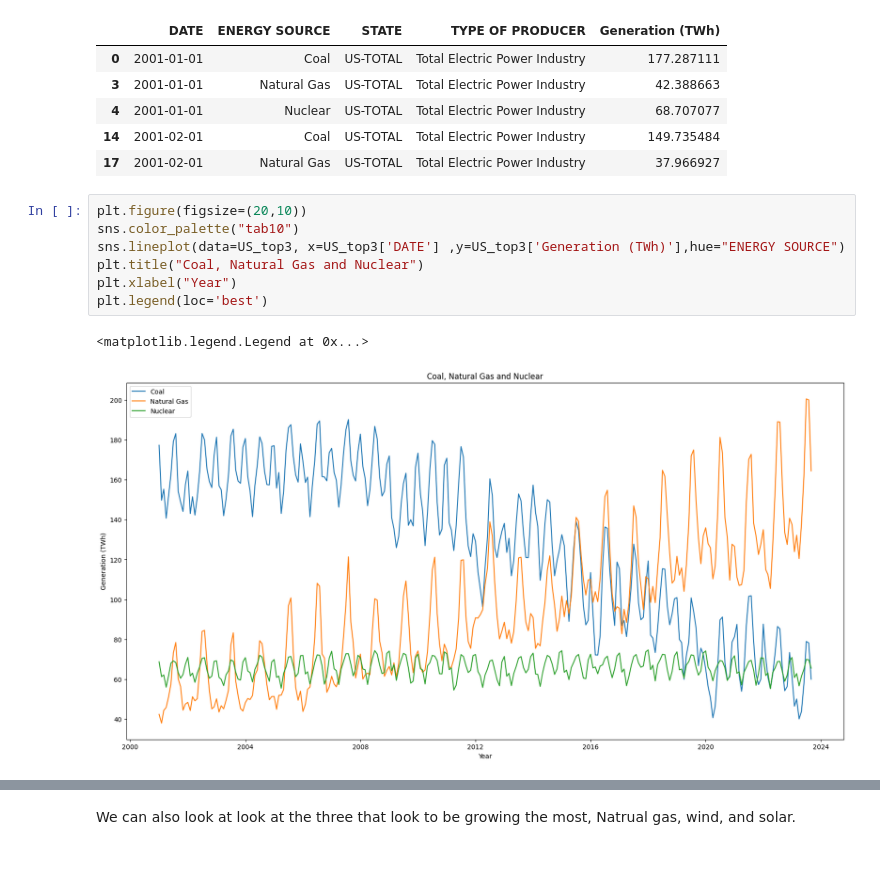
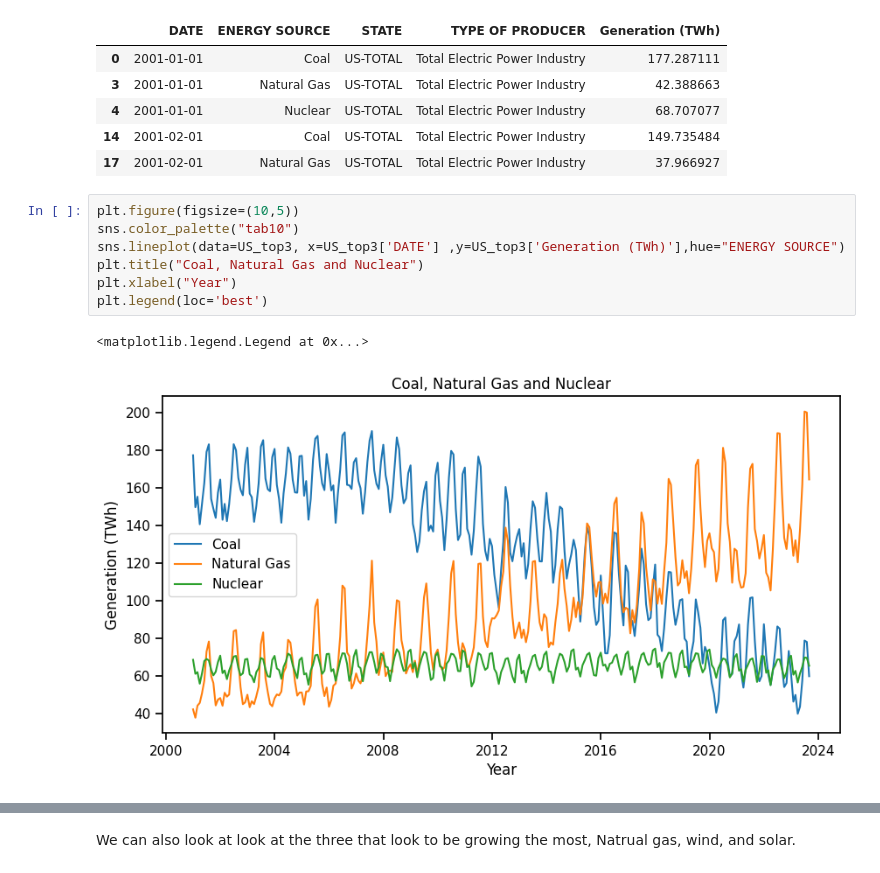
Before and after one commit to NickSordi/6505-Final-Project, a Jupyter notebook: EIA Analysis.ipynb, the cells around one changed output, grey strips where cells are left out. Saved outputs shown, nothing was run; the diff lists cells and outputs as text.

```diff
--- a/EIA Analysis.ipynb
+++ b/EIA Analysis.ipynb
@@ -398,15 +399,15 @@ US_top3.head()
 | 14 | 2001-02-01 | Coal | US-TOTAL | Total Electric Power Industry | 149.735484 |
 | 17 | 2001-02-01 | Natural Gas | US-TOTAL | Total Electric Power Industry | 37.966927 |
 # %%
-plt.figure(figsize=(20,10))
+plt.figure(figsize=(10,5))
 sns.color_palette("tab10")
 sns.lineplot(data=US_top3, x=US_top3['DATE'] ,y=US_top3['Generation (TWh)'],hue="ENERGY SOURCE")
 plt.title("Coal, Natural Gas and Nuclear")
 plt.xlabel("Year")
 plt.legend(loc='best')
 # %% [output]
 <matplotlib.legend.Legend at 0x...>
-[figure, old version]
+[figure, new version]
 # %%
 snd_4 = ['Wind' ,'Hydroelectric Conventional', 'Solar Thermal and Photovoltaic', 'Petroleum']
 US_snd4=US_source[US_source['ENERGY SOURCE'].isin(snd_4)]
```
Also changed, not shown: parts of 13 cells of this notebook.
